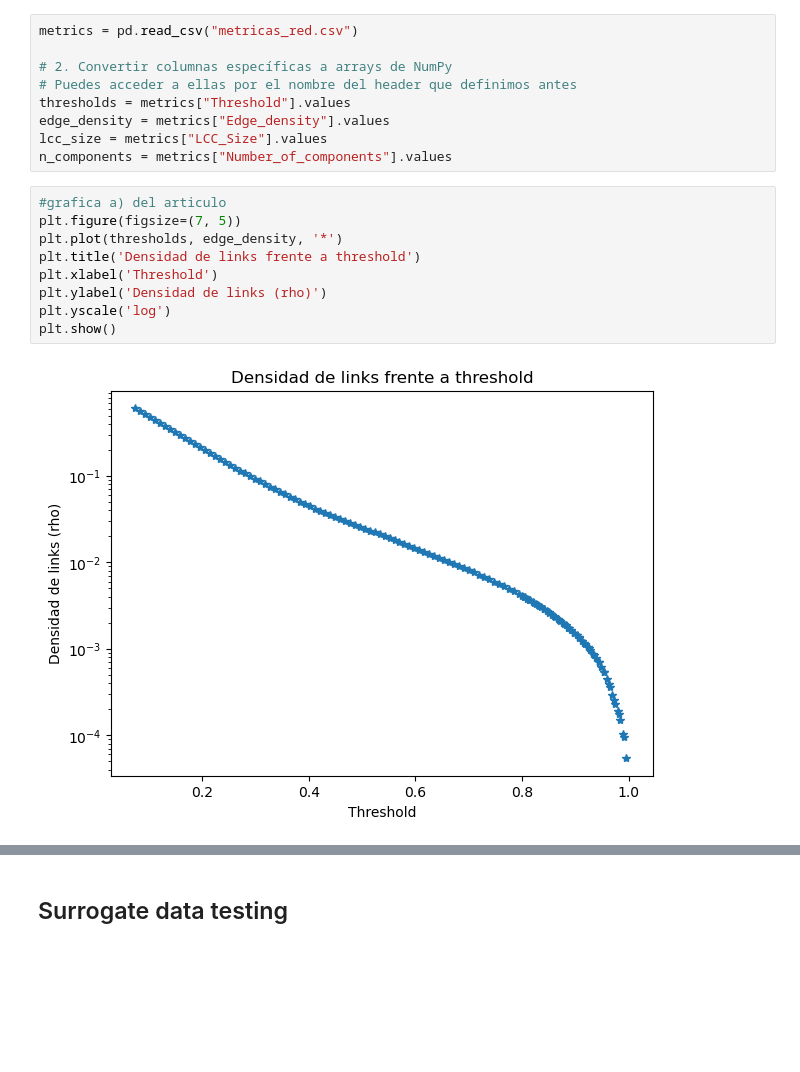
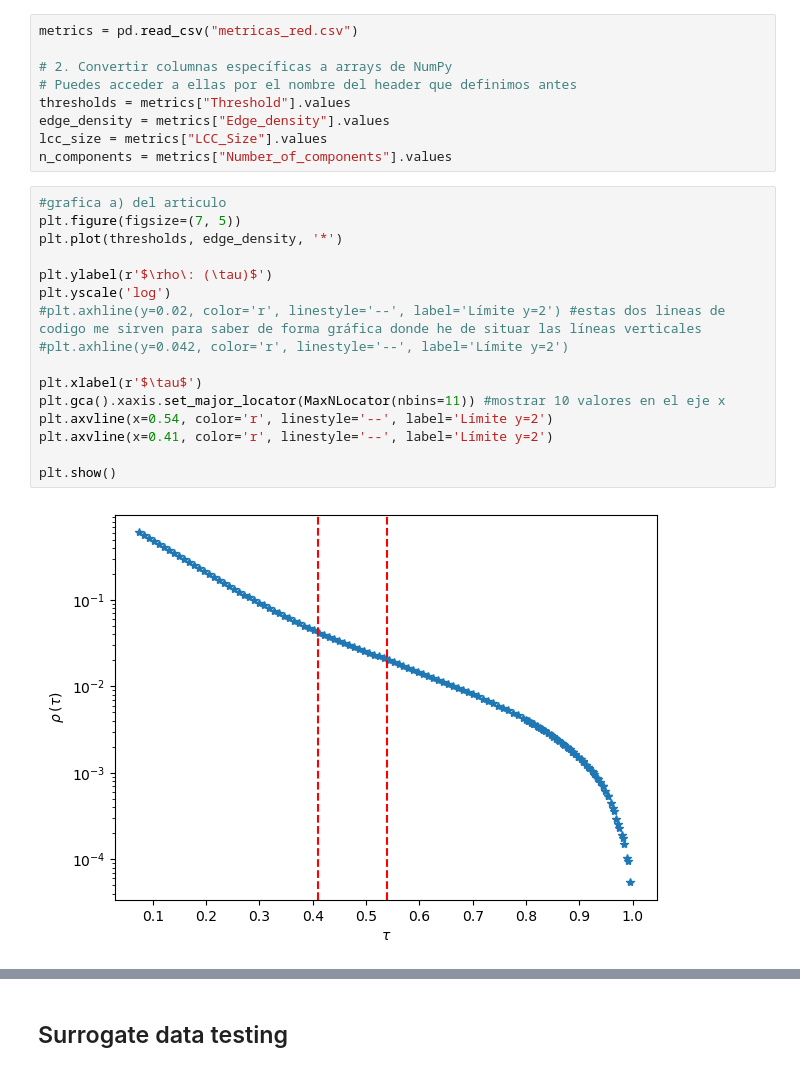
Before and after one commit to ipelayo1/TFG_Ivan, a Jupyter notebook: extract_data.ipynb, the cells around one changed output, grey strips where cells are left out. Cells and saved outputs as stored; diff of their text form; blank space fills up the shorter version.

```diff
--- a/extract_data.ipynb
+++ b/extract_data.ipynb
@@ -803,14 +800,21 @@ n_components = metrics["Number_of_components"].values
 # %%
 #grafica a) del articulo
 plt.figure(figsize=(7, 5))
 plt.plot(thresholds, edge_density, '*')
-plt.title('Densidad de links frente a threshold')
-plt.xlabel('Threshold')
-plt.ylabel('Densidad de links (rho)')
+
+plt.ylabel(r'$\rho\: (\tau)$')
 plt.yscale('log')
+#plt.axhline(y=0.02, color='r', linestyle='--', label='Límite y=2') #estas dos lineas de codigo me sirven para saber de forma gráfica donde he de situar las líneas verticales
+#plt.axhline(y=0.042, color='r', linestyle='--', label='Límite y=2')
+
+plt.xlabel(r'$\tau$')
+plt.gca().xaxis.set_major_locator(MaxNLocator(nbins=11)) #mostrar 10 valores en el eje x
+plt.axvline(x=0.54, color='r', linestyle='--', label='Límite y=2')
+plt.axvline(x=0.41, color='r', linestyle='--', label='Límite y=2')
+
 plt.show()
 # %% [output]
-[figure, old version]
+[figure, new version]
 # %%
 #grafica d) del articulo
 plt.figure(figsize=(7, 5))
```
Also changed, not shown: parts of 5 cells of this notebook, 3 other files.
